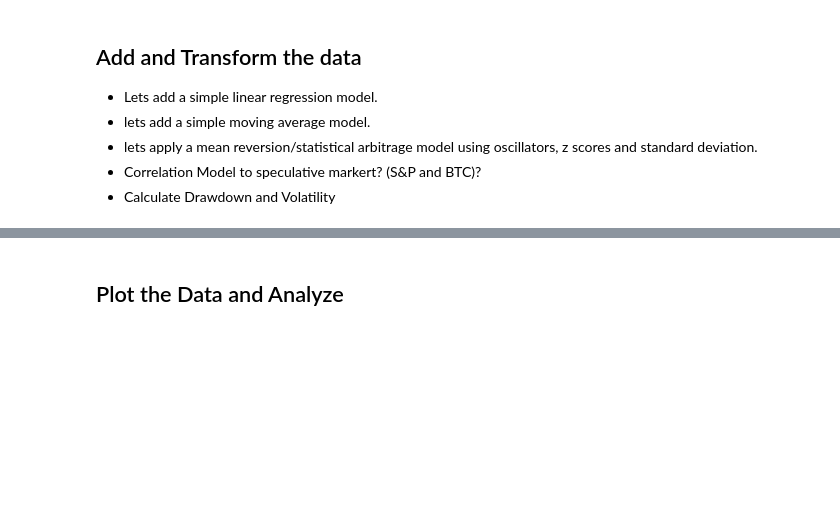
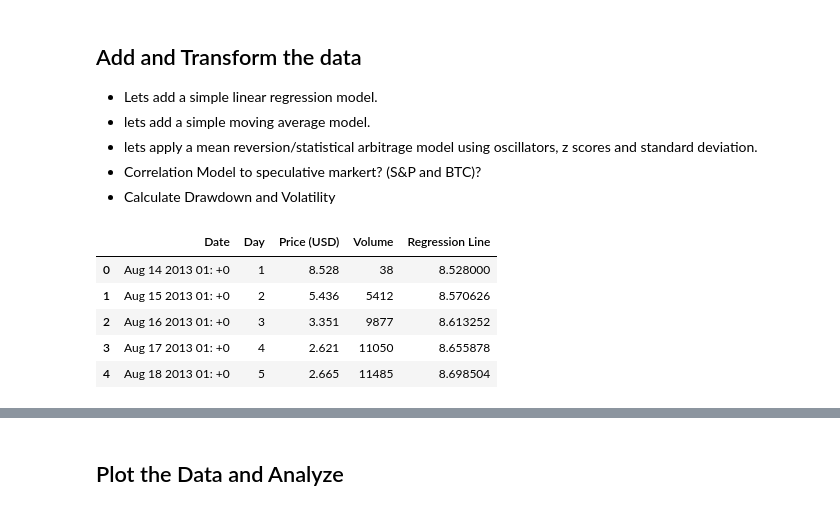
Before and after one commit to QuantLapse/Github-Projects, a Jupyter notebook: Counter_Strike_Statistical_Arbitrage/Counter_Strike_Statistical_Arbitrage_Ver.1.ipynb, the cells around one changed output, grey strips where cells are left out. Drawn from its saved outputs; the diff is of its cells as text; code cells hidden in the pictures; blank space fills up the shorter version.

```diff
--- a/Counter_Strike_Statistical_Arbitrage/Counter_Strike_Statistical_Arbitrage_Ver.1.ipynb
+++ b/Counter_Strike_Statistical_Arbitrage/Counter_Strike_Statistical_Arbitrage_Ver.1.ipynb
@@ -56,12 +63,23 @@ memory usage: 158.2+ KB
 # %%
 ## First Get the slope and the regression line of the price over time
 
 slope = (df['Price (USD)'].iloc[-1] - df['Price (USD)'].iloc[0]) / (df['Day'].iloc[-1] - df['Day'].iloc[0]) #calculate the slope
 x = df['Day'] #x-axis values
 y = df['Price (USD)'] #y-axis values
-slope_intercept = df['Price (USD)'].iloc[0] - slope * df['Day'].iloc[0] #calculate the y-intercept
+slope_intercept = df['Price (USD)'].iloc[0] - slope * df['Day'].iloc[0]
 regression_line = slope * x + slope_intercept #calculate the regression line
+df['Regression Line'] = regression_line #add the regression line to the dataset
+df.head()
 
-## Hypothesis Testing input!
+# Conclusion, This is not a reliable way to predict the price of the item because it underfits the data.
+# The price of the item is not increasing at a constant rate, and there are many fluctuations in the price.
+# R != > 0.5, which means that the regression line does not fit the data well.
+# %% [output]
+|  | Date | Day | Price (USD) | Volume | Regression Line |
+| 0 | Aug 14 2013 01: +0 | 1 | 8.528 | 38 | 8.528000 |
+| 1 | Aug 15 2013 01: +0 | 2 | 5.436 | 5412 | 8.570626 |
+| 2 | Aug 16 2013 01: +0 | 3 | 3.351 | 9877 | 8.613252 |
+| 3 | Aug 17 2013 01: +0 | 4 | 2.621 | 11050 | 8.655878 |
+| 4 | Aug 18 2013 01: +0 | 5 | 2.665 | 11485 | 8.698504 |
 # %%
 ## Get Simple Moving Average
```
Also changed, not shown: parts of 6 cells of this notebook.
